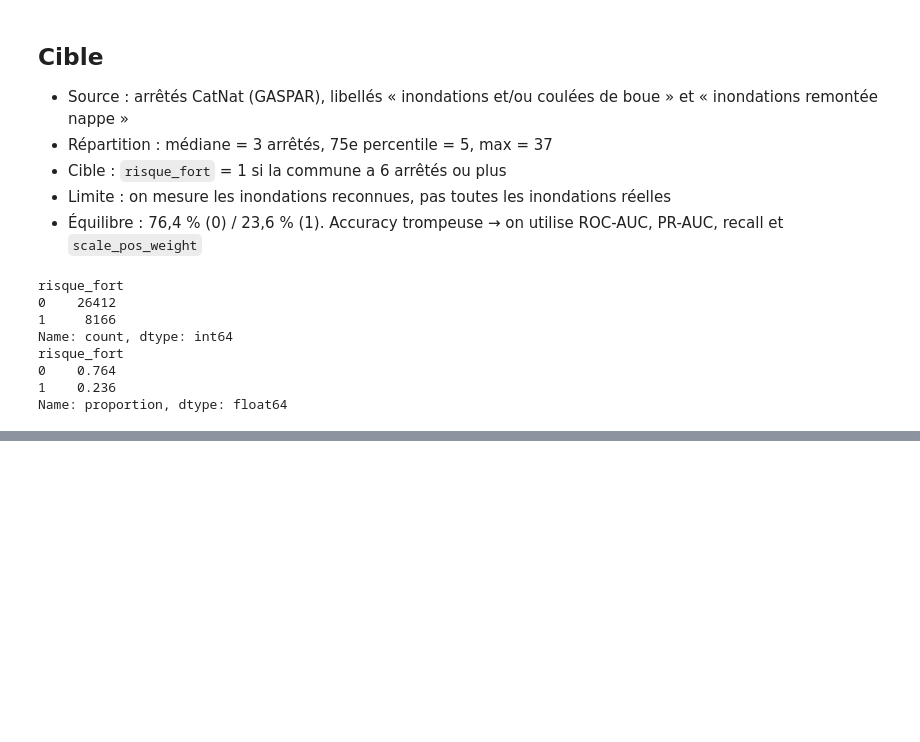
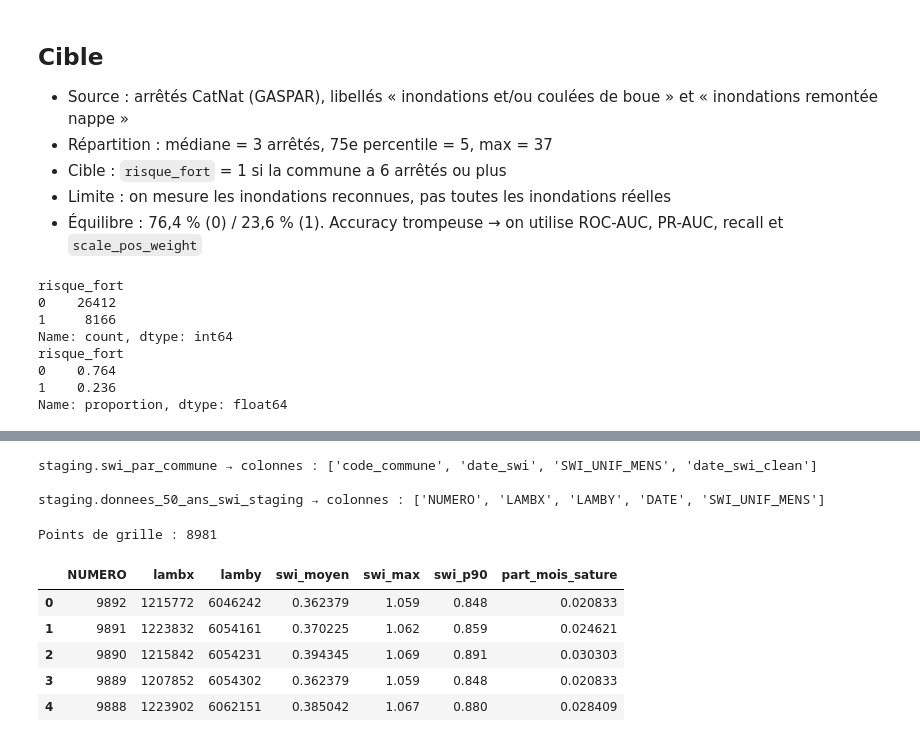
Before and after one commit to Asma-Iam/hydraxai-france, a Jupyter notebook: notebooks/01_exploration_catnat.ipynb, the cells around one changed output, grey strips where cells are left out. Saved outputs shown, nothing was run; the diff lists cells and outputs as text; code cells hidden in the pictures; blank space fills up the shorter version.

Commit message:
SWI par commune : plus proche voisin sur la grille Météo-France

```diff
--- a/notebooks/01_exploration_catnat.ipynb
+++ b/notebooks/01_exploration_catnat.ipynb
@@ -116,0 +201,35 @@ Name: proportion, dtype: float64
+# %%
+# Nombre de communes différentes dans chaque table SWI
+for nom in ["staging.swi_par_commune", "staging.donnees_50_ans_swi_staging"]:
+    t = client.get_table(f"wagon-bootcamp-501621.{nom}")
+    print(f"\n{nom} → colonnes :", [c.name for c in t.schema])
+# %% [output]
+staging.swi_par_commune → colonnes : ['code_commune', 'date_swi', 'SWI_UNIF_MENS', 'date_swi_clean']
+
+staging.donnees_50_ans_swi_staging → colonnes : ['NUMERO', 'LAMBX', 'LAMBY', 'DATE', 'SWI_UNIF_MENS']
+# %%
+# Une ligne par point de la grille SWI, avec ses coordonnées
+swi_points = client.query("""
+    SELECT
+        NUMERO,
+        ANY_VALUE(LAMBX) AS lambx,
+        ANY_VALUE(LAMBY) AS lamby,
+        AVG(SWI_UNIF_MENS)                               AS swi_moyen,
+        MAX(SWI_UNIF_MENS)                               AS swi_max,
+        APPROX_QUANTILES(SWI_UNIF_MENS, 100)[OFFSET(90)] AS swi_p90,
+        AVG(IF(SWI_UNIF_MENS >= 1, 1, 0))                AS part_mois_sature
+    FROM `wagon-bootcamp-501621.staging.donnees_50_ans_swi_staging`
+    WHERE SUBSTR(CAST(DATE AS STRING), 1, 4) >= '1982'
+    GROUP BY NUMERO
+""").to_dataframe()
+
+print("Points de grille :", len(swi_points))
+swi_points.head()
+# %% [output]
+Points de grille : 8981
+|  | NUMERO | lambx | lamby | swi_moyen | swi_max | swi_p90 | part_mois_sature |
+| 0 | 9892 | 1215772 | 6046242 | 0.362379 | 1.059 | 0.848 | 0.020833 |
+| 1 | 9891 | 1223832 | 6054161 | 0.370225 | 1.062 | 0.859 | 0.024621 |
+| 2 | 9890 | 1215842 | 6054231 | 0.394345 | 1.069 | 0.891 | 0.030303 |
+| 3 | 9889 | 1207852 | 6054302 | 0.362379 | 1.059 | 0.848 | 0.020833 |
+| 4 | 9888 | 1223902 | 6062151 | 0.385042 | 1.067 | 0.880 | 0.028409 |
```
Also changed, not shown: parts of 10 cells of this notebook, 1 other file.
